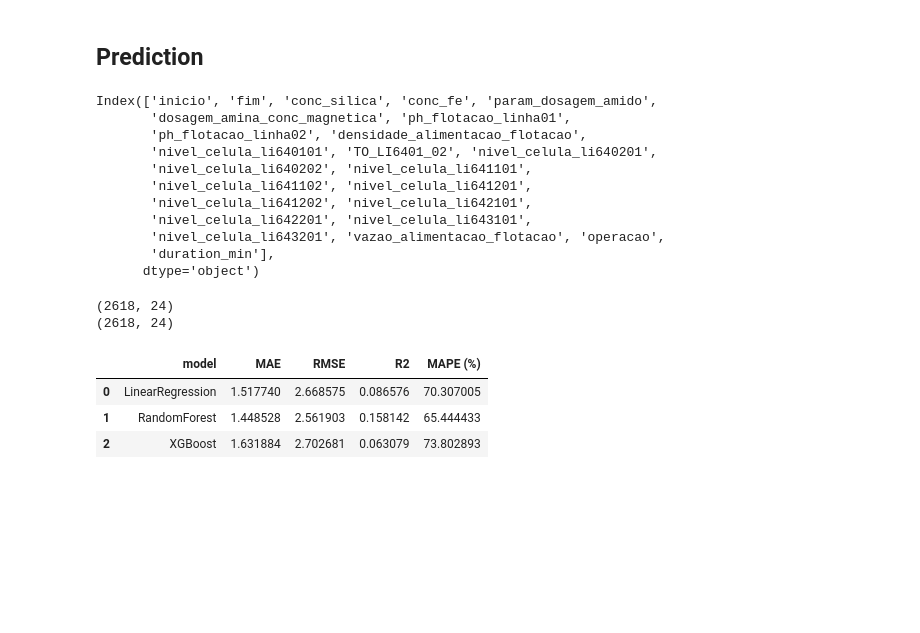
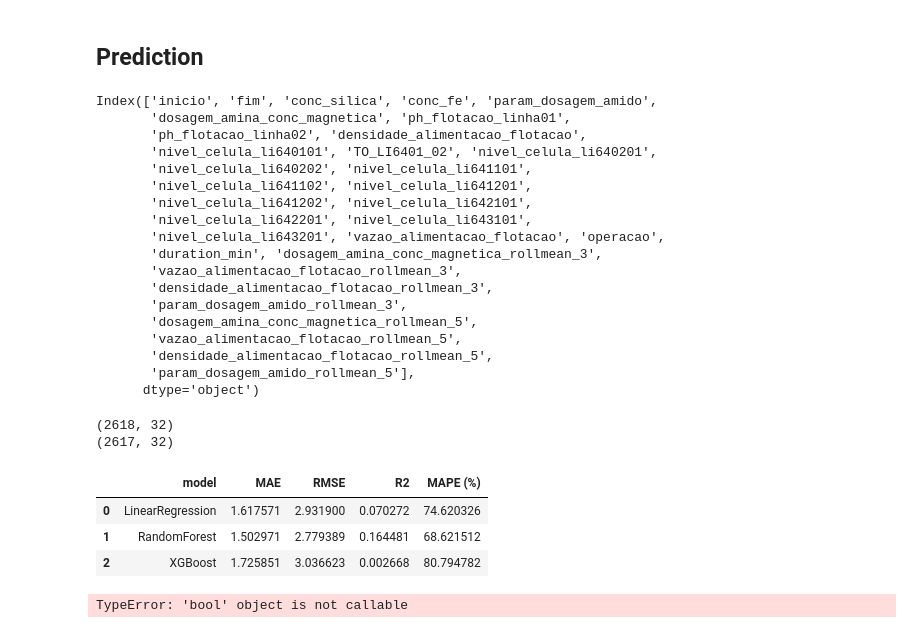
Before and after one commit to RayBasilio123/Flotation, a Jupyter notebook: flotation_prediction/playground.ipynb, the cells around one changed output. Cells and saved outputs as stored; diff of their text form; code cells hidden in the pictures; blank space fills up the shorter version.

```diff
--- a/flotation_prediction/playground.ipynb
+++ b/flotation_prediction/playground.ipynb
@@ -19,7 +19,7 @@ df_clean = drop_consecutive_duplicates_tolerance(df)
 #df_clean = add_ph_features(df_clean)
 #df_clean = add_dosage_flow_features(df_clean)
 #df_clean = add_cell_level_stats(df_clean)
-#df_clean = add_rolling_features(df_clean)
+df_clean = add_rolling_features(df_clean)
 
 #df_clean = add_delta_silica_regular(df_clean)
 # %%
@@ -66,22 +66,35 @@ Index(['inicio', 'fim', 'conc_silica', 'conc_fe', 'param_dosagem_amido',
        'nivel_celula_li641202', 'nivel_celula_li642101',
        'nivel_celula_li642201', 'nivel_celula_li643101',
        'nivel_celula_li643201', 'vazao_alimentacao_flotacao', 'operacao',
-       'duration_min'],
+       'duration_min', 'dosagem_amina_conc_magnetica_rollmean_3',
+       'vazao_alimentacao_flotacao_rollmean_3',
+       'densidade_alimentacao_flotacao_rollmean_3',
+       'param_dosagem_amido_rollmean_3',
+       'dosagem_amina_conc_magnetica_rollmean_5',
+       'vazao_alimentacao_flotacao_rollmean_5',
+       'densidade_alimentacao_flotacao_rollmean_5',
+       'param_dosagem_amido_rollmean_5'],
       dtype='object')
 # %%
-# Assuming df_clean and features have been defined:
+features = df_clean.columns.tolist()
+drops = ['inicio','fim','conc_fe', 'operacao','duration_min']
+target = ['conc_silica']
+
+features = list(set(features) - set(drops))
+features = list(set(features) - set(target))
+
 print(df_clean.shape)
 df_clean.dropna(inplace=True)
 print(df_clean.shape)
-df_clean.drop(columns=['inicio','fim', 'conc_fe', 'operacao',
-       'duration_min'], inplace=True)
-features = list(set(df_clean.columns) - set(['conc_silica']))
-results_df = evaluate_models_residuals(df_clean, features, 'conc_silica')
-results_df
+df_clean.drop(columns=drops, inplace=True)
 # %% [output]
-(2618, 24)
-(2618, 24)
+(2618, 32)
+(2617, 32)
-|  | model | MAE | RMSE | R2 | MAPE (%) |
-| 0 | LinearRegression | 1.517740 | 2.668575 | 0.086576 | 70.307005 |
-| 1 | RandomForest | 1.448528 | 2.561903 | 0.158142 | 65.444433 |
-| 2 | XGBoost | 1.631884 | 2.702681 | 0.063079 | 73.802893 |
+# %%
+res = evaluate_models(df_clean, features, target=target[0])
+res
+# %% [output]
+|  | model | MAE | RMSE | R2 | MAPE (%) |
+| 0 | LinearRegression | 1.617571 | 2.931900 | 0.070272 | 74.620326 |
+| 1 | RandomForest | 1.502971 | 2.779389 | 0.164481 | 68.621512 |
+| 2 | XGBoost | 1.725851 | 3.036623 | 0.002668 | 80.794782 |
@@ -87,0 +104,5 @@ results_df
+# %%
+res_q = evaluate_models_quantile(df_clean, features, 'conc_silica', show_residuals=False, quantile=0.9)
+res_q
+# %% [output]
+TypeError: 'bool' object is not callable
```
Also changed, not shown: parts of 3 cells of this notebook, 1 other file.
